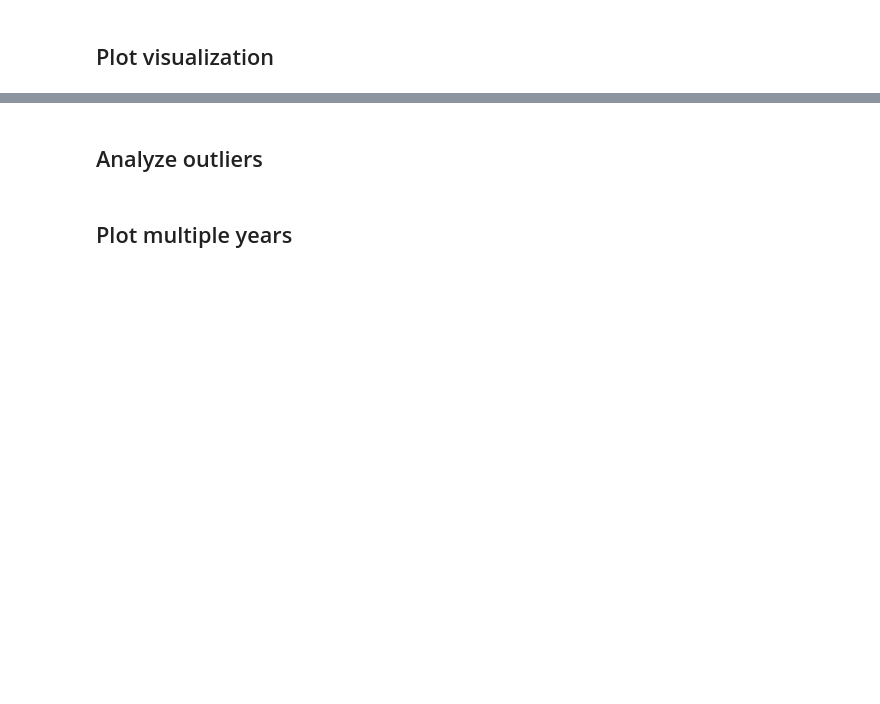
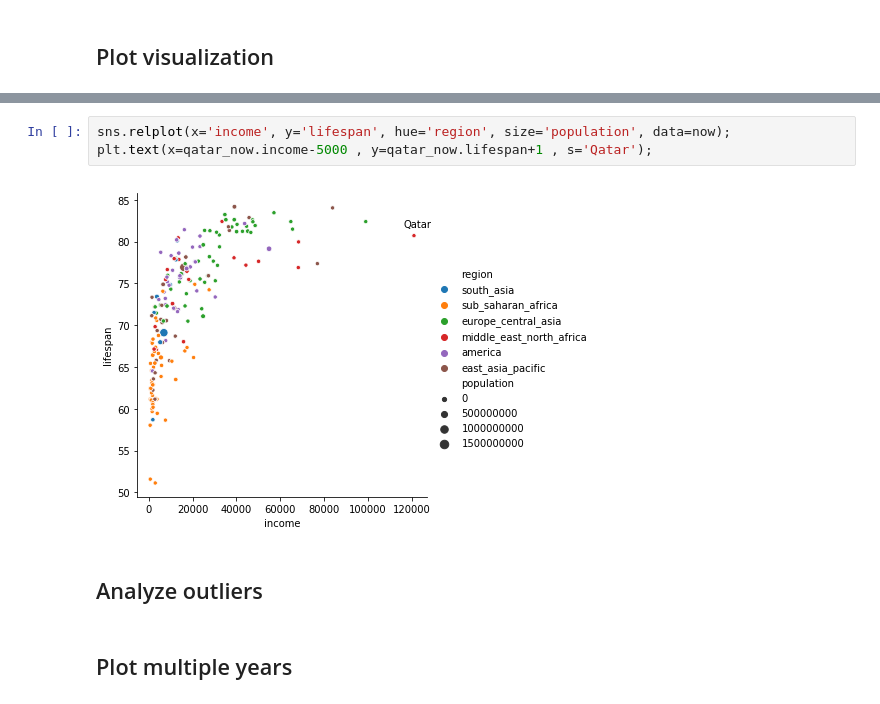
Before and after one commit to HeyLaxmi/DS-Unit-1-Sprint-1-Dealing-With-Data, a Jupyter notebook: Copy_of_LS_DS_124_Sequence_your_narrative.ipynb, the cells around one changed output, grey strips where cells are left out. Drawn from its saved outputs; the diff is of its cells as text; blank space fills up the shorter version.

```diff
--- a/Copy_of_LS_DS_124_Sequence_your_narrative.ipynb
+++ b/Copy_of_LS_DS_124_Sequence_your_narrative.ipynb
@@ -156,3 +329,8 @@ https://github.com/pandas-dev/pandas/blob/master/doc/cheatsheet/Pandas_Cheat_She
+# %%
+sns.relplot(x='income', y='lifespan', hue='region', size='population', data=now);
+plt.text(x=qatar_now.income-5000 , y=qatar_now.lifespan+1 , s='Qatar');
+# %% [output]
+[figure, added]
 # %% [markdown]
 ## Analyze outliers
 # %% [markdown]
```
Also changed, not shown: parts of 18 cells of this notebook.
